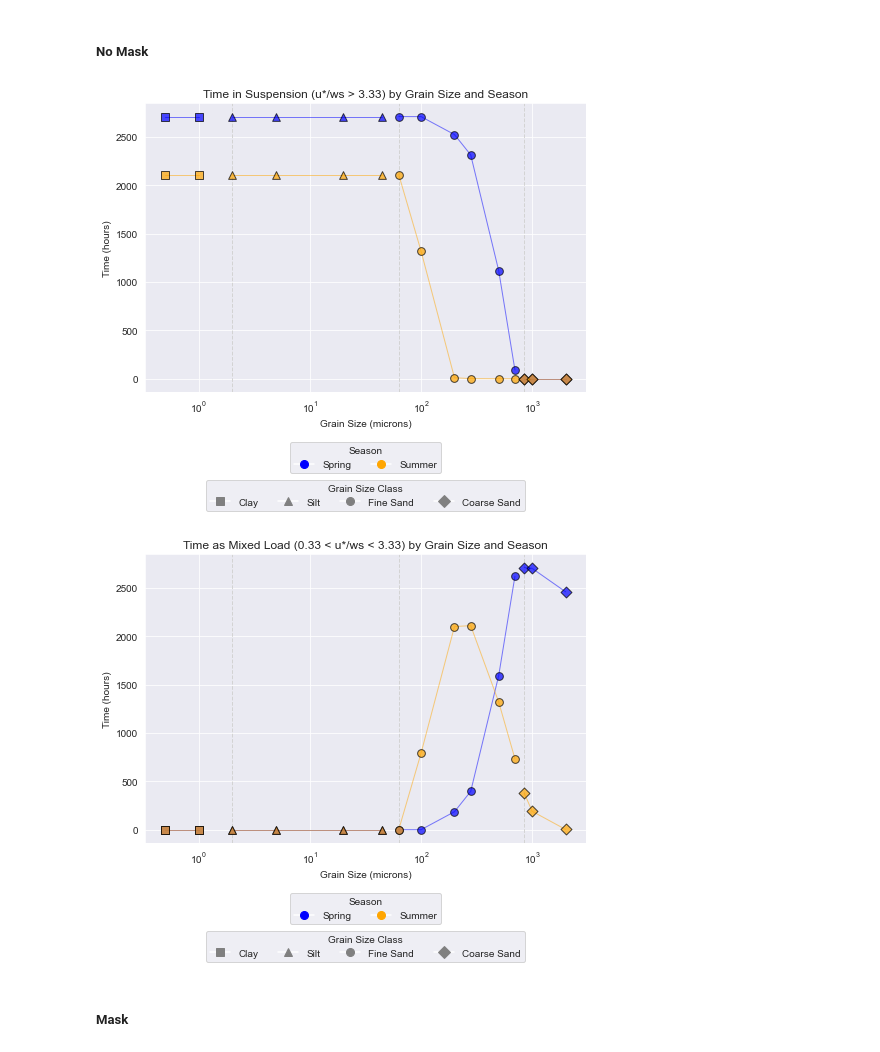
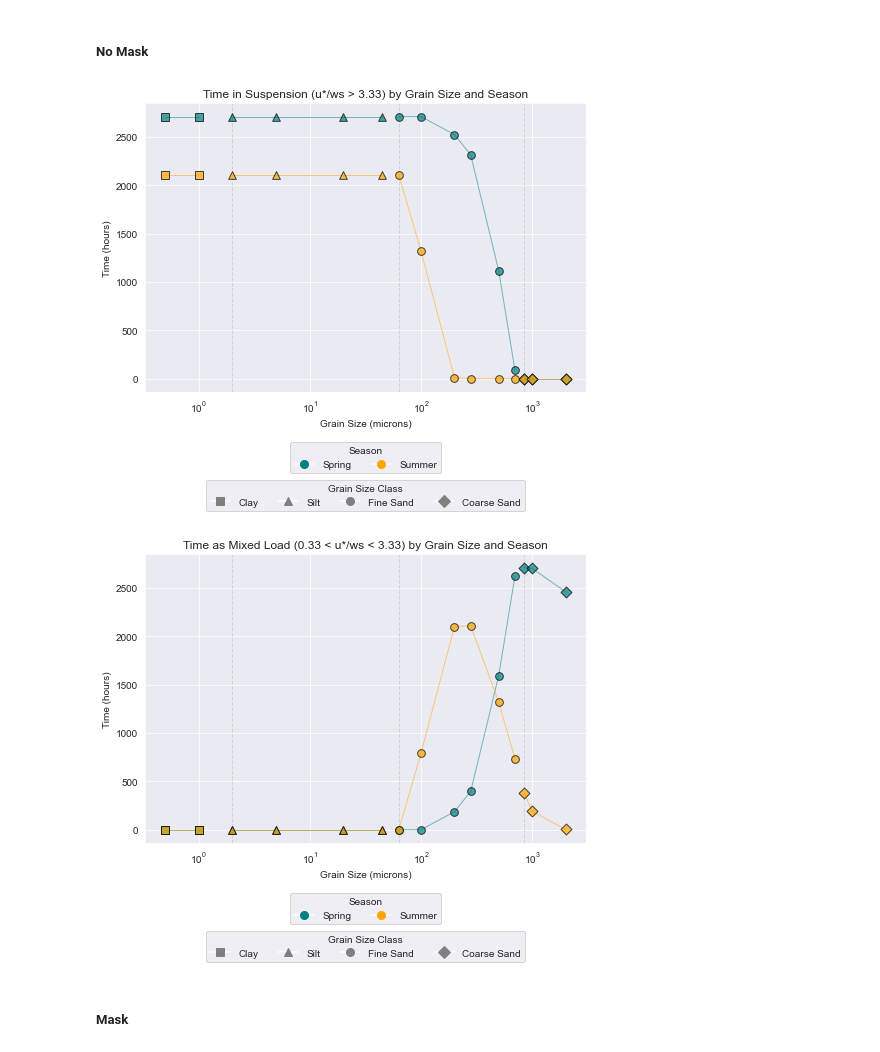
Before and after one commit to nicole-hucke/sediment_trap_paper, a Jupyter notebook: data_analysis/modes_of_transport/modes_of_transport_analysis.ipynb, the cells around one changed output. Saved outputs shown, nothing was run; the diff lists cells and outputs as text; code cells hidden in the pictures.

```diff
--- a/data_analysis/modes_of_transport/modes_of_transport_analysis.ipynb
+++ b/data_analysis/modes_of_transport/modes_of_transport_analysis.ipynb
@@ -719,7 +720,7 @@ def subplot_season(ax, df, season_label, color, markers):
 # %%
 # SUSPENSION PLOT
 # color and marker mapping
-season_colors = {'Spring': 'blue', 'Summer': 'orange'}
+season_colors = {'Spring': 'teal', 'Summer': 'orange'}
 markers = { 'Clay': 's', 'Silt': '^', 'Fine Sand': 'o', 'Coarse Sand': 'D'}
 
 plt.figure(figsize=(7, 5))
@@ -729,38 +730,38 @@ for boundary in [2, 63, 850]:
     plt.axvline(x=boundary, color='lightgray', linestyle='--', linewidth=1, zorder=1)
 
 # plot spring data
 plot_season(suspended_spring_times, 'Spring', season_colors['Spring'], markers)
 # plot summer data
 plot_season(suspended_summer_times, 'Summer', season_colors['Summer'], markers)
 
 plt.xlabel('Grain Size (microns)')
 plt.ylabel('Time (hours)')
 plt.title('Time in Suspension (u*/ws > 3.33) by Grain Size and Season')
 plt.xscale('log')
 plt.tight_layout()
 
 # legend for season
 season_legend = [
     Line2D([0], [0], marker='o', color='w', label=season,
             markerfacecolor=color, markeredgecolor=color, markersize=8)
     for season, color in season_colors.items()]
 # legend for grain size classes (shapes)
 class_legend = [
     Line2D([0], [0], marker=marker, color='w', label=grain_class,
             markerfacecolor='gray', markeredgecolor='gray', markersize=8,)
     for grain_class, marker in markers.items()]
 # place legends at the bottom
 first_legend = plt.legend(handles=season_legend, title='Season', loc='lower center', bbox_to_anchor=(0.5, -0.30), ncol=len(season_legend))
 second_legend = plt.legend(handles=class_legend, title='Grain Size Class', loc='lower center', bbox_to_anchor=(0.5, -0.43), ncol=len(class_legend))
 plt.gca().add_artist(first_legend)
 
 plt.show()
 # %% [output]
-[figure, old version]
+[figure, new version]
 # %%
 # MIXED LOAD PLOT
 # color and marker mapping
-season_colors = {'Spring': 'blue', 'Summer': 'orange'}
+season_colors = {'Spring': 'teal', 'Summer': 'orange'}
 markers = { 'Clay': 's', 'Silt': '^', 'Fine Sand': 'o', 'Coarse Sand': 'D'}
 
 plt.figure(figsize=(7, 5))
@@ -797,7 +798,7 @@ plt.gca().add_artist(first_legend)
 
 plt.show()
 # %% [output]
-[figure, old version]
+[figure, new version]
 # %% [markdown]
 ##### Mask
 # %%
```
Also changed, not shown: parts of 11 cells of this notebook.
